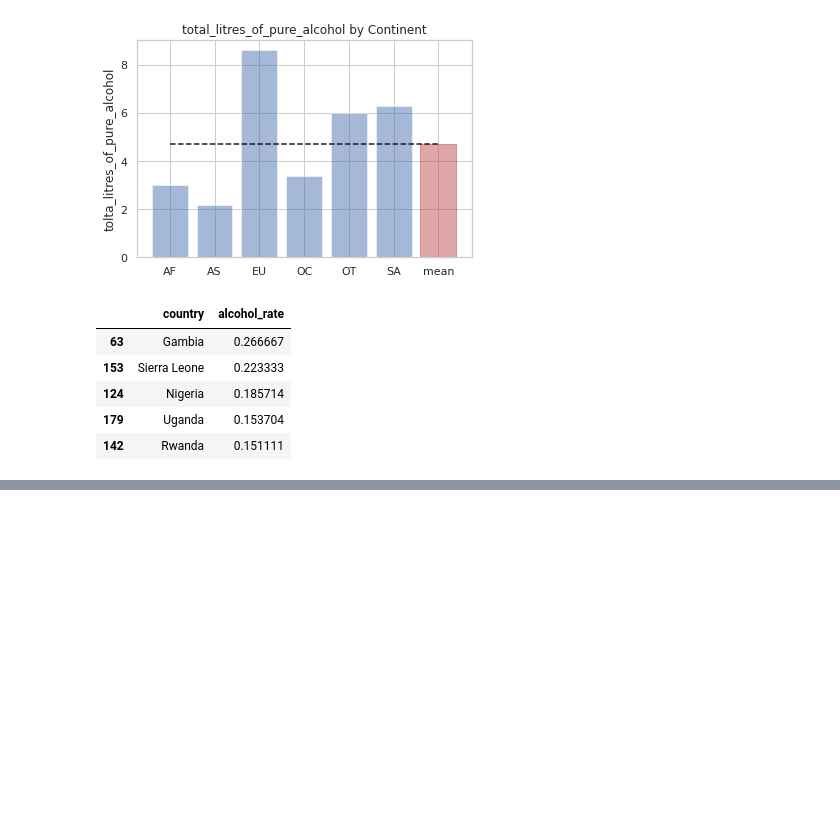
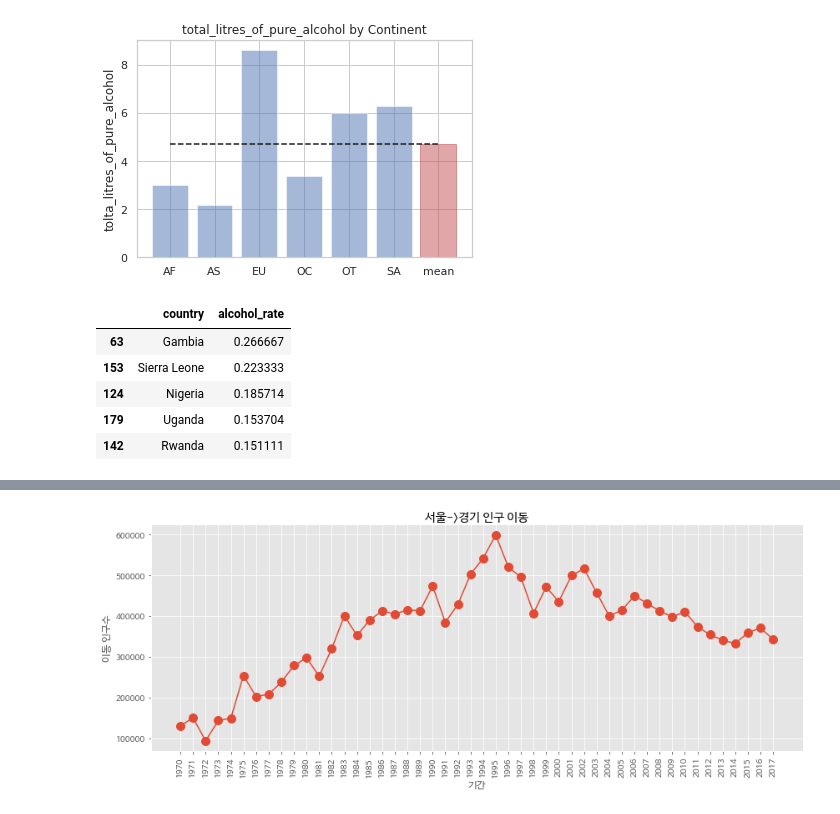
Before and after one commit to ldhml/Bigdata, a Jupyter notebook: bigdata.ipynb, the cells around one changed output, grey strips where cells are left out. Drawn from its saved outputs; the diff is of its cells as text; code cells hidden in the pictures; blank space fills up the shorter version.

```diff
--- a/bigdata.ipynb
+++ b/bigdata.ipynb
@@ -1500,0 +1645,21 @@ plt.show()
+# %%
+#서울에서 경기도로 이동한 인구
+sr_one=df_seoul.loc['경기도']
+#스타일 서식 지정
+plt.style.use('ggplot')
+#그림 사이즈 지정
+plt.figure(figsize=(14,5))
+#x축 눈금 라벨 회전하기
+plt.xticks(size=10,rotation='vertical')
+
+#x,y축 데이터를 plot함수에 입력, 원모양의 사이즈 10짜리 점
+plt.plot(sr_one.index,sr_one.values,marker='o',markersize=10)
+
+#차트 제목, 축이름
+plt.rc('font',family='NanumBarunGothic')
+plt.title('서울->경기 인구 이동')
+plt.xlabel('기간')
+plt.ylabel('이동 인구수')
+plt.show()
+# %% [output]
+[figure, added]
```
Also changed, not shown: parts of 15 cells of this notebook.
